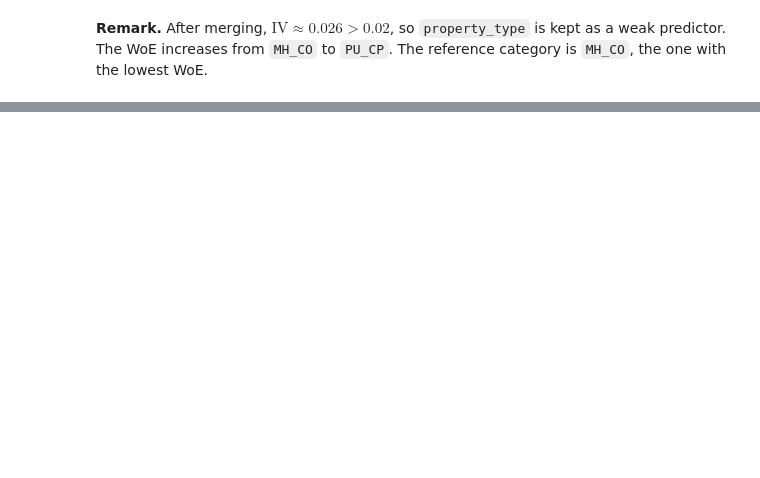
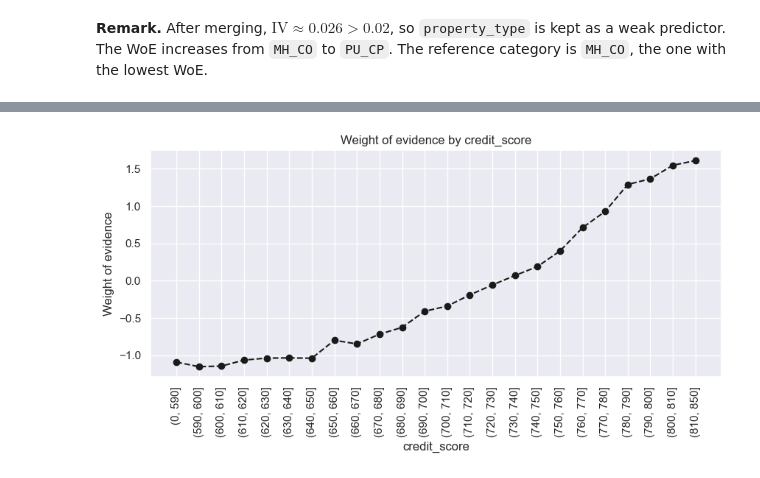
Before and after one commit to keramidasvasilis/credit-risk-el, a Jupyter notebook: notebooks/02_pd_model.ipynb, the cells around one changed output, grey strips where cells are left out. Drawn from its saved outputs; the diff is of its cells as text; code cells hidden in the pictures; blank space fills up the shorter version.

Commit message:
Add discrete variables 8-12 and continuous variables credit_score, mi_pct, cltv, dti, orig_upb (2.4.3)

```diff
--- a/notebooks/02_pd_model.ipynb
+++ b/notebooks/02_pd_model.ipynb
@@ -526,0 +562,7 @@ ref_categories['property_type'] = 'property_type:MH_CO'
+# %%
+# Create the dummies
+for category in [1, 2]:
+    df_inputs_prepr[f'num_borrowers:{category}'] = np.where(df_inputs_prepr['num_borrowers'] == category, 1, 0)
+
+df_inputs_prepr[['num_borrowers:1', 'num_borrowers:2']].sum(axis = 1).value_counts()
+# Expected output: 1 for all 195973 loans
@@ -526,0 +635,16 @@ ref_categories['property_type'] = 'property_type:MH_CO'
+# %%
+def woe_ordered(df, variable_name, targets):
+    data = pd.concat([df[variable_name], targets.rename('default')], axis = 1)
+    table = data.groupby(variable_name, dropna = False, observed = True).agg(n_obs = ('default', 'count'),
+                                                                              n_bad = ('default', 'sum'))
+    table['n_good'] = table['n_obs'] - table['n_bad']
+    table['prop_n_obs'] = table['n_obs'] / table['n_obs'].sum()
+    table['prop_n_bad'] = table['n_bad'] / table['n_bad'].sum()
+    table['prop_n_good'] = table['n_good'] / table['n_good'].sum()
+    table['WoE'] = np.log(table['prop_n_good'] / table['prop_n_bad'])
+    table = table.reset_index()
+    table['diff_WoE'] = table['WoE'].diff().abs()
+    table['default_rate'] = table['n_bad'] / table['n_obs']
+    table['diff_default_rate'] = table['default_rate'].diff().abs()
+    table['IV'] = ((table['prop_n_good'] - table['prop_n_bad']) * table['WoE']).sum()
+    return table
@@ -526,0 +677,5 @@ ref_categories['property_type'] = 'property_type:MH_CO'
+# %%
+bins = [0, 590, 600, 610, 620, 630, 640, 650, 660, 670, 680, 690, 700, 710, 720, 730, 740, 750, 760, 770, 780, 790, 800, 810, 850]
+credit_score_fine = pd.cut(df_inputs_prepr['credit_score'], bins).to_frame('credit_score')
+credit_score_table = woe_ordered(credit_score_fine, 'credit_score', df_targets_prepr)
+credit_score_table
@@ -526,0 +702,4 @@ ref_categories['property_type'] = 'property_type:MH_CO'
+# %%
+credit_score_fine['credit_score'] = credit_score_fine['credit_score'].fillna(credit_score_table.loc[16, 'credit_score'])
+credit_score_table = woe_ordered(credit_score_fine, 'credit_score', df_targets_prepr)
+credit_score_table
@@ -526,0 +724,4 @@ ref_categories['property_type'] = 'property_type:MH_CO'
+# %%
+plot_by_woe(credit_score_table, rotation = 90)
+# %% [output]
+[figure, added]
```
Also changed, not shown: parts of 80 cells of this notebook.
